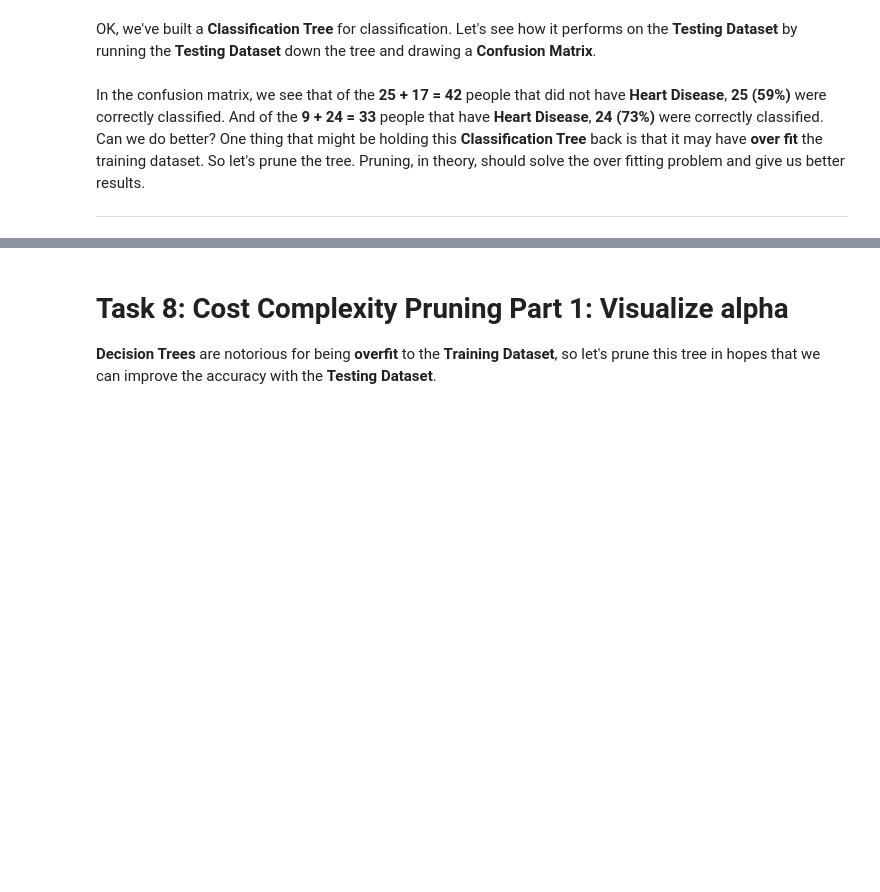
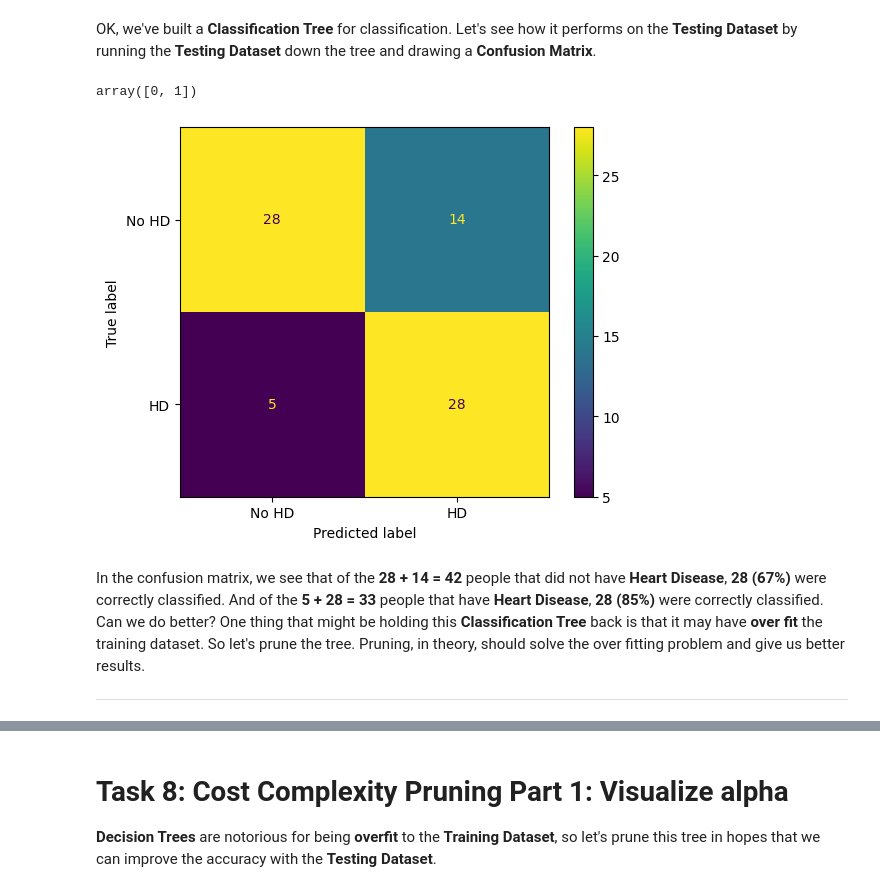
Before and after one commit to MassGH2023/Supervised-Machine-Learning-Classification, a Jupyter notebook: classification_trees.ipynb, the cells around one changed output, grey strips where cells are left out. Saved outputs shown, nothing was run; the diff lists cells and outputs as text; code cells hidden in the pictures; blank space fills up the shorter version.

```diff
--- a/classification_trees.ipynb
+++ b/classification_trees.ipynb
@@ -266,0 +500,6 @@ We have finally finished formatting the data for making a **Classification Tree*
+# %%
+y_none0 = y > 0
+y[y_none0] = 1
+
+y.value_counts()
+# y[y_none0]
@@ -279,4 +530,20 @@ plot_confusion_matrix(clf_dt, X_test, y_test, display_labels=["Does not have HD"
+# %%
+y_pred  =  clf_dt.predict(X_test)
+# %%
+y_test.unique()
+# %% [output]
+array([0, 1])
+# %%
+cm_test = confusion_matrix(y_test, y_pred, labels = [0, 1] )
+# %%
+disp = ConfusionMatrixDisplay(confusion_matrix=cm_test,
+                               display_labels=["No HD", "HD"])
+# %%
+disp.plot()
+plt.show()
+# %% [output]
+[figure, added]
 # %% [markdown]
-In the confusion matrix, we see that of the **25 + 17 = 42** people that did not have **Heart Disease**, **25 (59%)** were correctly classified. And of the **9 + 24 = 33** people that have **Heart Disease**, **24 (73%)** were correctly classified. Can we do better? One thing that might be holding this **Classification Tree** back is that it may have **over fit** the training dataset. So let's prune the tree. Pruning, in theory, should solve the over fitting problem and give us better results.
+In the confusion matrix, we see that of the **28 + 14 = 42** people that did not have **Heart Disease**, **28 (67%)** were correctly classified. And of the **5 + 28 = 33** people that have **Heart Disease**, **28 (85%)** were correctly classified. Can we do better? One thing that might be holding this **Classification Tree** back is that it may have **over fit** the training dataset. So let's prune the tree. Pruning, in theory, should solve the over fitting problem and give us better results.
 
 ----
```
Also changed, not shown: parts of 43 cells of this notebook.
